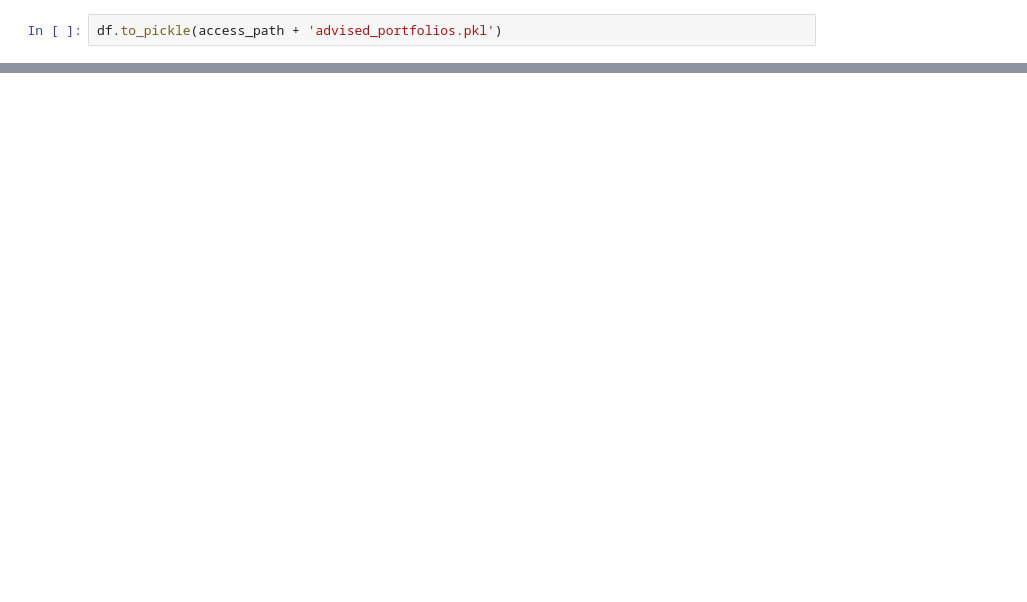
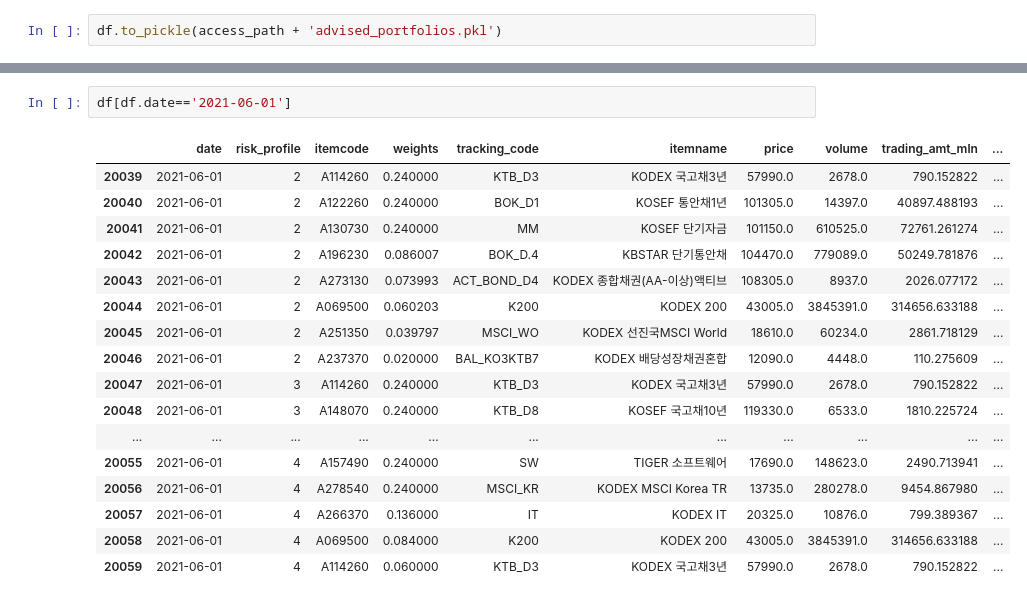
Before and after one commit to my2582/kisra, a Jupyter notebook: src/data/append_advised_portfolios.ipynb, the cells around one changed output, grey strips where cells are left out. Drawn from its saved outputs; the diff is of its cells as text; blank space fills up the shorter version.

```diff
--- a/src/data/append_advised_portfolios.ipynb
+++ b/src/data/append_advised_portfolios.ipynb
@@ -70,0 +71,20 @@ print(today - BDay(1))
+# %%
+df[df.date=='2021-06-01']
+# %% [output]
+|  | date | risk_profile | itemcode | weights | tracking_code | itemname | price | volume | trading_amt_mln | ... |
+| 20039 | 2021-06-01 | 2 | A114260 | 0.240000 | KTB_D3 | KODEX 국고채3년 | 57990.0 | 2678.0 | 790.152822 | ... |
+| 20040 | 2021-06-01 | 2 | A122260 | 0.240000 | BOK_D1 | KOSEF 통안채1년 | 101305.0 | 14397.0 | 40897.488193 | ... |
+| 20041 | 2021-06-01 | 2 | A130730 | 0.240000 | MM | KOSEF 단기자금 | 101150.0 | 610525.0 | 72761.261274 | ... |
+| 20042 | 2021-06-01 | 2 | A196230 | 0.086007 | BOK_D.4 | KBSTAR 단기통안채 | 104470.0 | 779089.0 | 50249.781876 | ... |
+| 20043 | 2021-06-01 | 2 | A273130 | 0.073993 | ACT_BOND_D4 | KODEX 종합채권(AA-이상)액티브 | 108305.0 | 8937.0 | 2026.077172 | ... |
+| 20044 | 2021-06-01 | 2 | A069500 | 0.060203 | K200 | KODEX 200 | 43005.0 | 3845391.0 | 314656.633188 | ... |
+| 20045 | 2021-06-01 | 2 | A251350 | 0.039797 | MSCI_WO | KODEX 선진국MSCI World | 18610.0 | 60234.0 | 2861.718129 | ... |
+| 20046 | 2021-06-01 | 2 | A237370 | 0.020000 | BAL_KO3KTB7 | KODEX 배당성장채권혼합 | 12090.0 | 4448.0 | 110.275609 | ... |
+| 20047 | 2021-06-01 | 3 | A114260 | 0.240000 | KTB_D3 | KODEX 국고채3년 | 57990.0 | 2678.0 | 790.152822 | ... |
+| 20048 | 2021-06-01 | 3 | A148070 | 0.240000 | KTB_D8 | KOSEF 국고채10년 | 119330.0 | 6533.0 | 1810.225724 | ... |
+| ... | ... | ... | ... | ... | ... | ... | ... | ... | ... | ... |
+| 20055 | 2021-06-01 | 4 | A157490 | 0.240000 | SW | TIGER 소프트웨어 | 17690.0 | 148623.0 | 2490.713941 | ... |
+| 20056 | 2021-06-01 | 4 | A278540 | 0.240000 | MSCI_KR | KODEX MSCI Korea TR | 13735.0 | 280278.0 | 9454.867980 | ... |
+| 20057 | 2021-06-01 | 4 | A266370 | 0.136000 | IT | KODEX IT | 20325.0 | 10876.0 | 799.389367 | ... |
+| 20058 | 2021-06-01 | 4 | A069500 | 0.084000 | K200 | KODEX 200 | 43005.0 | 3845391.0 | 314656.633188 | ... |
+| 20059 | 2021-06-01 | 4 | A114260 | 0.060000 | KTB_D3 | KODEX 국고채3년 | 57990.0 | 2678.0 | 790.152822 | ... |
```
Also changed, not shown: parts of 5 cells of this notebook, 11 other files.
